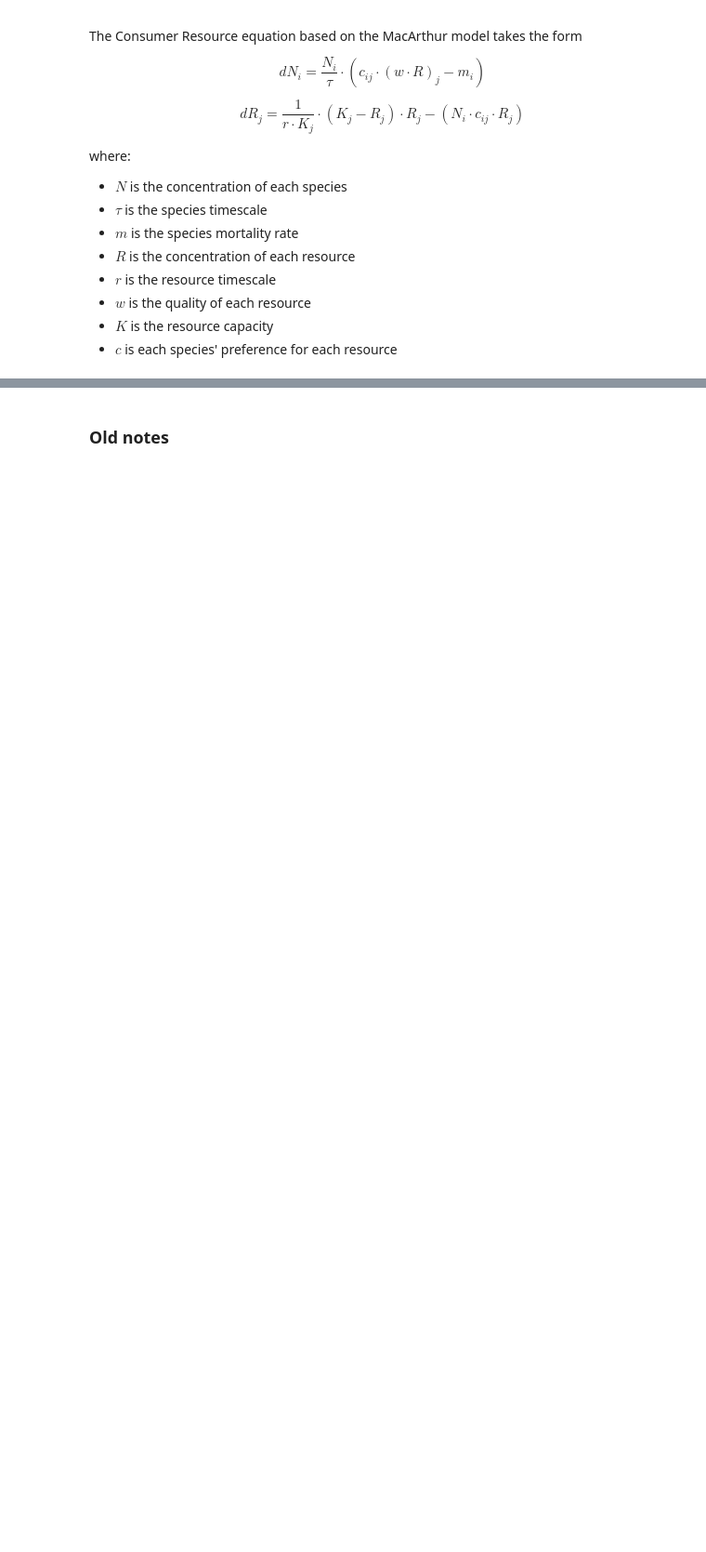
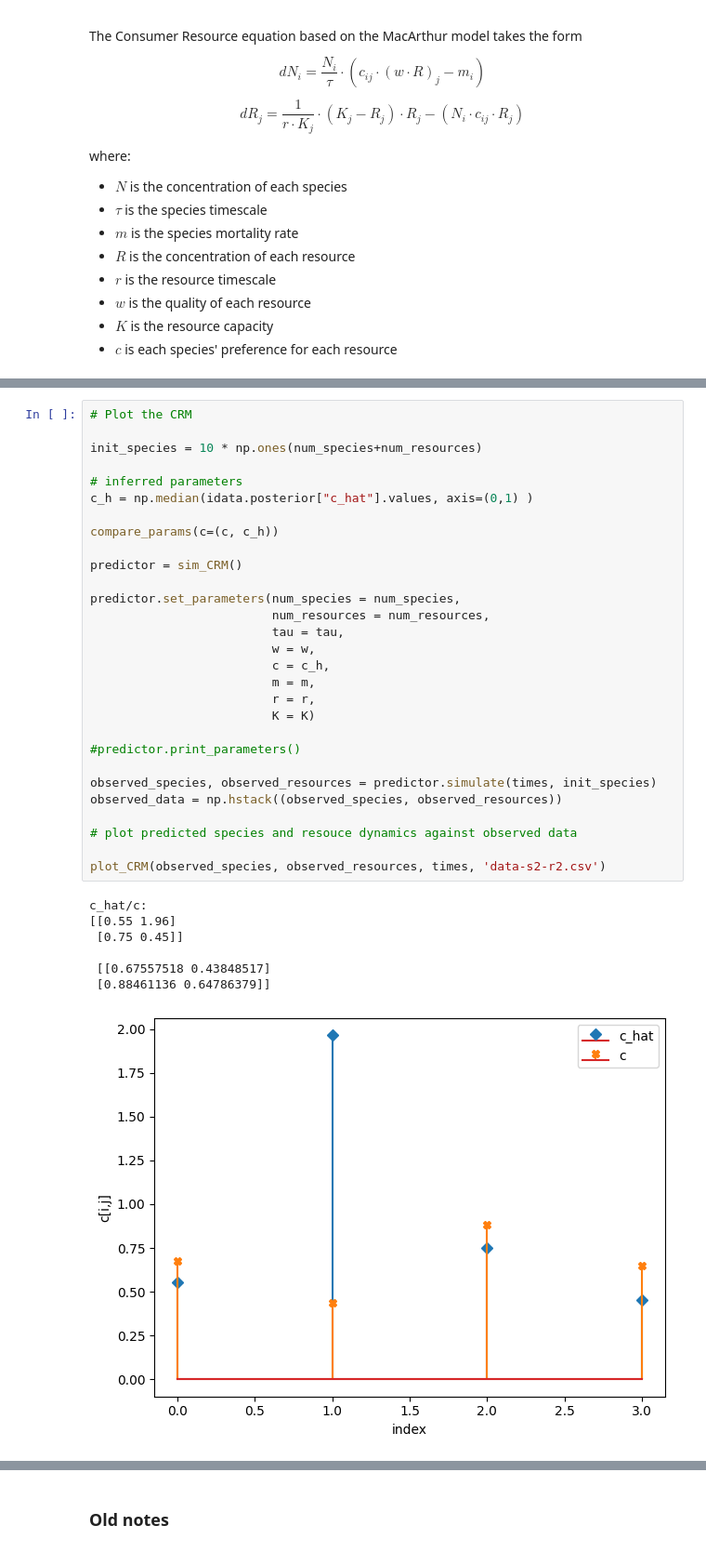
Before and after one commit to ucl-cssb/MIMIC, a Jupyter notebook: examples/CRM/examples-bayes-CRM.ipynb, the cells around one changed output, grey strips where cells are left out. Shown at 93% size. Drawn from its saved outputs; the diff is of its cells as text; blank space fills up the shorter version.

```diff
--- a/examples/CRM/examples-bayes-CRM.ipynb
+++ b/examples/CRM/examples-bayes-CRM.ipynb
@@ -41,0 +156,37 @@ where:
+# %%
+# Plot the CRM
+
+init_species = 10 * np.ones(num_species+num_resources)
+
+# inferred parameters
+c_h = np.median(idata.posterior["c_hat"].values, axis=(0,1) )
+
+compare_params(c=(c, c_h))
+
+predictor = sim_CRM()
+
+predictor.set_parameters(num_species = num_species,
+                         num_resources = num_resources,
+                         tau = tau,
+                         w = w,
+                         c = c_h,
+                         m = m,
+                         r = r,
+                         K = K)
+
+#predictor.print_parameters()
+
+observed_species, observed_resources = predictor.simulate(times, init_species)
+observed_data = np.hstack((observed_species, observed_resources))
+
+# plot predicted species and resouce dynamics against observed data
+
+plot_CRM(observed_species, observed_resources, times, 'data-s2-r2.csv')
+# %% [output]
+c_hat/c:
+[[0.55 1.96]
+ [0.75 0.45]]
+
+ [[0.67557518 0.43848517]
+ [0.88461136 0.64786379]]
+[figure, added]
```
Also changed, not shown: parts of 12 cells of this notebook, 4 other files.
